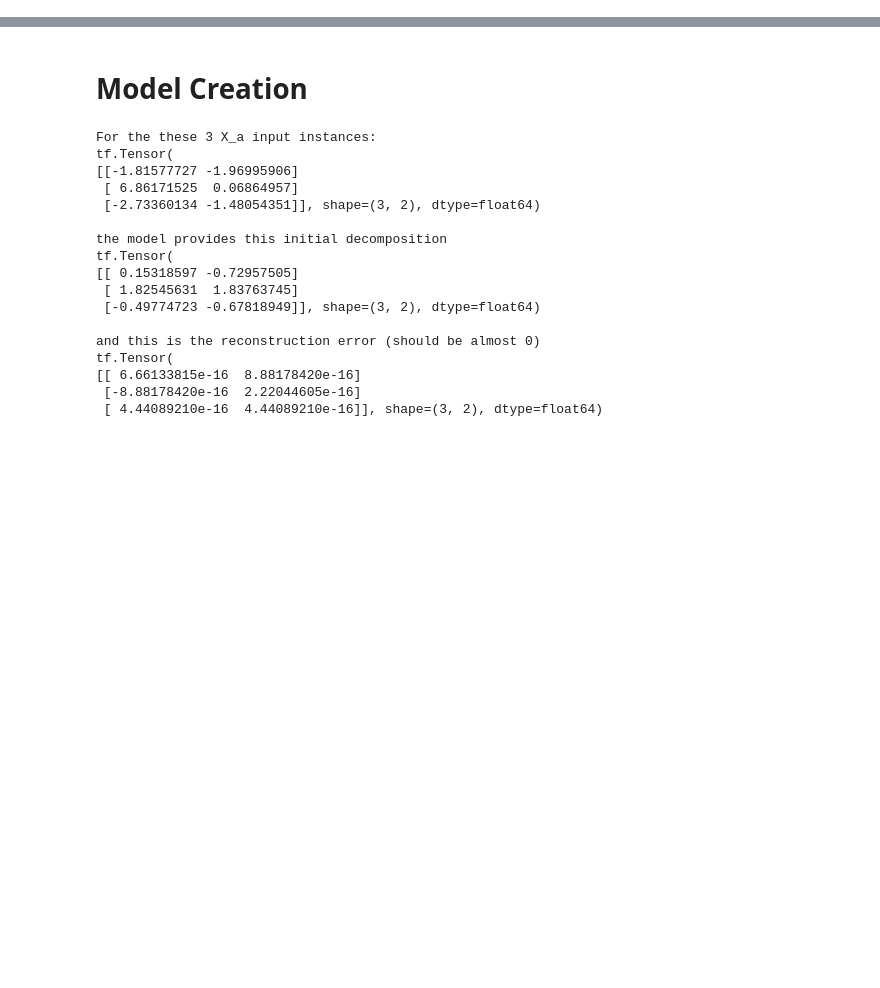
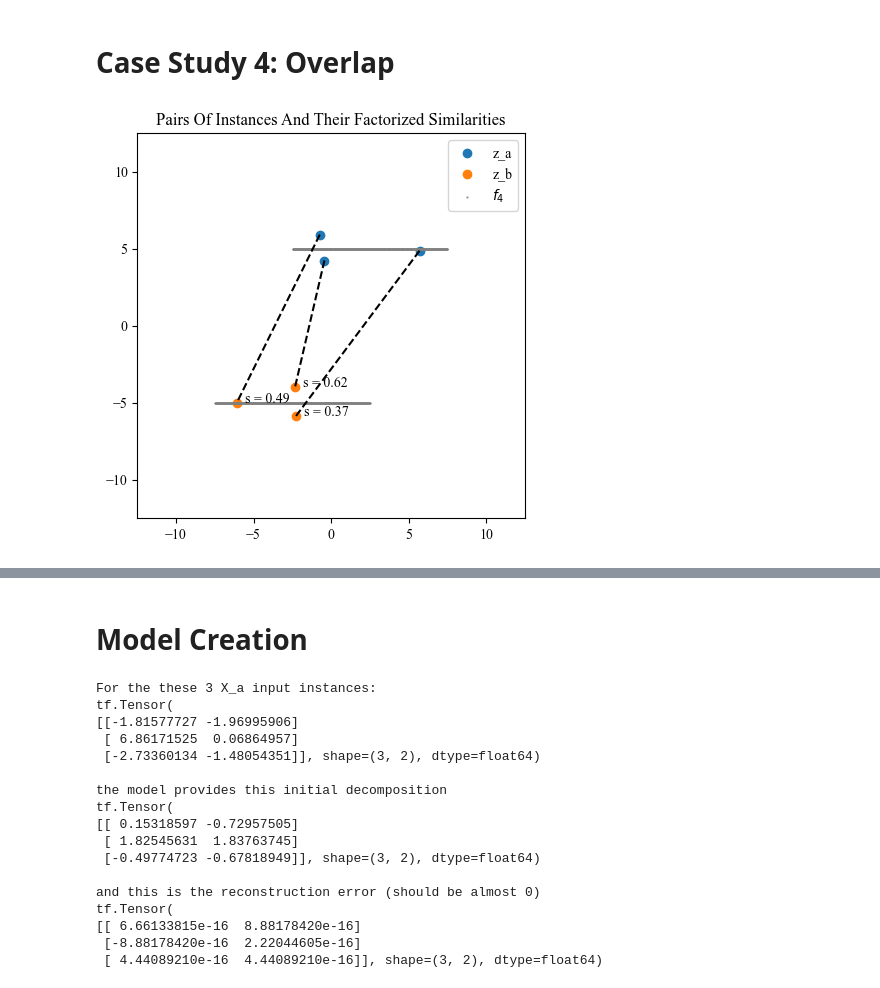
Before and after one commit to TimHenry1995/gyoza, a Jupyter notebook: src/gyoza/scripts/manifolds.ipynb, the cells around one changed output, grey strips where cells are left out. Drawn from its saved outputs; the diff is of its cells as text; code cells hidden in the pictures; blank space fills up the shorter version.

```diff
--- a/src/gyoza/scripts/manifolds.ipynb
+++ b/src/gyoza/scripts/manifolds.ipynb
@@ -159,0 +208,24 @@ Y_a_b: (instances, factors)           (5, 2)
+# %% [markdown]
+# Case Study 4: Overlap
+# %%
+# Set up the raw manifold function
+def f(S):
+    half_1 = S[np.where(S <  0)]
+    half_2 = S[np.where(0 <= S)]
+    s_max = np.max(S)
+    Z_1 = np.concatenate([half_1, half_2 - s_max/2]) + 1*s_max/4
+    Z_2 = np.array([1*s_max/2]* len(half_1) + [3*s_max/2] * len(half_2)) - s_max
+
+    return Z_1, Z_2
+
+# Generate a dataset
+reset_random_number_generators(seed=253)
+Z, Y = create_data_set(S=S, manifold_function_raw=f, noise_strength=0.5)
+
+# Plot pairs of instances
+iterator = mdis.volatile_factorized_pair_iterator(X=Z, Y=Y, batch_size=3, similarity_function=similarity_function)
+Z_ab, Y_ab = next(iterator)
+
+plot_instance_pairs(S=S, Z_ab=Z_ab, Y_ab=Y_ab, manifold_function_raw=f, manifold_name='f_4')
+# %% [output]
+[figure, added]
```
Also changed, not shown: parts of 22 cells of this notebook.
